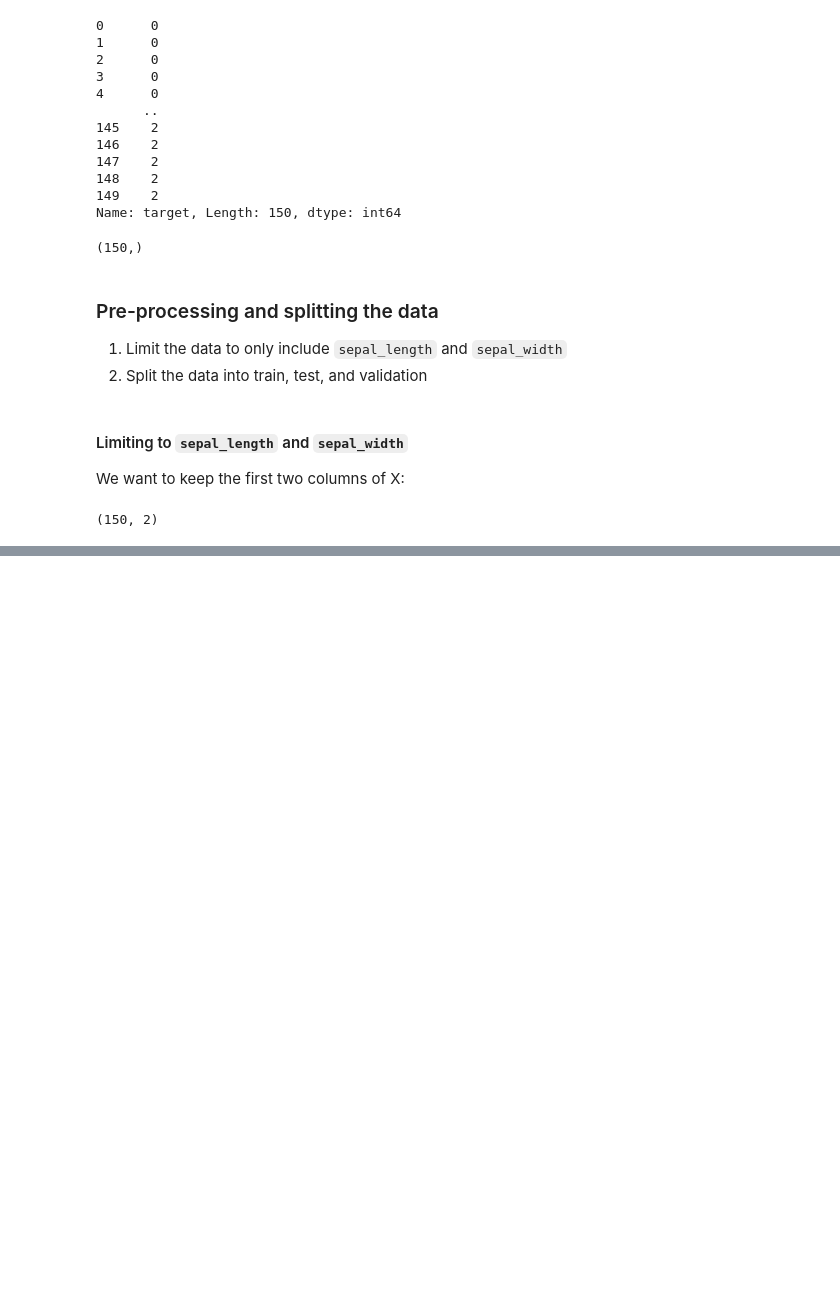
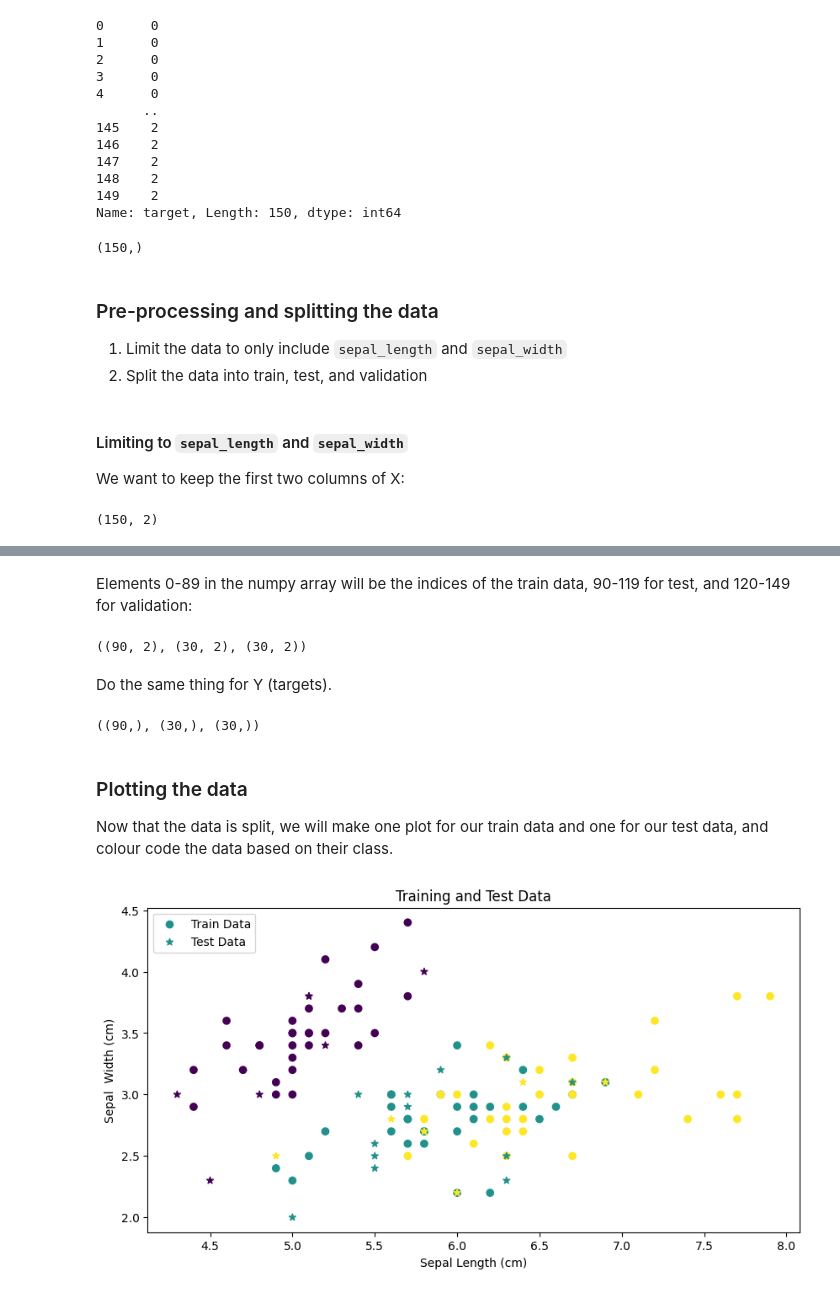
Before and after one commit to bku941025-arch/machine-learning-implementations, a Jupyter notebook: knn/knn-classification.ipynb, the cells around one changed output, grey strips where cells are left out. Cells and saved outputs as stored; diff of their text form; code cells hidden in the pictures; blank space fills up the shorter version.

```diff
--- a/knn/knn-classification.ipynb
+++ b/knn/knn-classification.ipynb
@@ -97,0 +101,4 @@ X.shape
+# %%
+np.random.seed(1234)
+indices = np.random.permutation(150)
+indices
@@ -97,0 +118,33 @@ X.shape
+# %% [markdown]
+Elements 0-89 in the numpy array will be the indices of the train data, 90-119 for test, and 120-149 for validation:
+# %%
+X_train = X[indices[:90]] # first 90 for train
+X_test = X[indices[90:120]] # next 30 for test
+X_val = X[indices[120:]] # last 30 for validation
+X_train.shape, X_test.shape, X_val.shape
+# %% [output]
+((90, 2), (30, 2), (30, 2))
+# %% [markdown]
+Do the same thing for Y (targets).
+# %%
+Y_train = Y[indices[:90]]
+Y_test = Y[indices[90:120]]
+Y_val = Y[indices[120:]]
+Y_train.shape, Y_test.shape, Y_val.shape
+# %% [output]
+((90,), (30,), (30,))
+# %% [markdown]
+### Plotting the data
+Now that the data is split, we will make one plot for our train data and one for our test data, and colour code the data based on their class.
+# %%
+fig, ax = plt.subplots(figsize=(10, 5))
+
+ax.scatter(X_train[:,0], X_train[:,1], c=Y_train, cmap='viridis', label='Train Data')
+ax.scatter(X_test[:,0], X_test[:,1], c=Y_test, cmap='viridis', marker="*", label='Test Data')
+ax.set_title('Training and Test Data')
+ax.set_xlabel('Sepal Length (cm)')
+ax.set_ylabel('Sepal  Width (cm)')
+ax.legend(loc='upper left', scatterpoints=1)
+plt.show()
+# %% [output]
+[figure, added]
```
Also changed, not shown: parts of 6 cells of this notebook.
